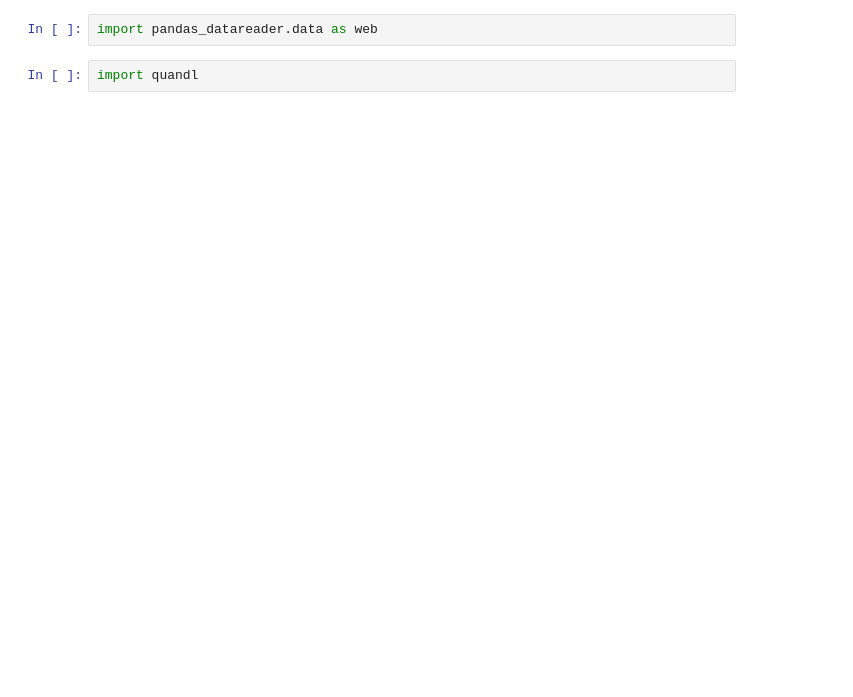
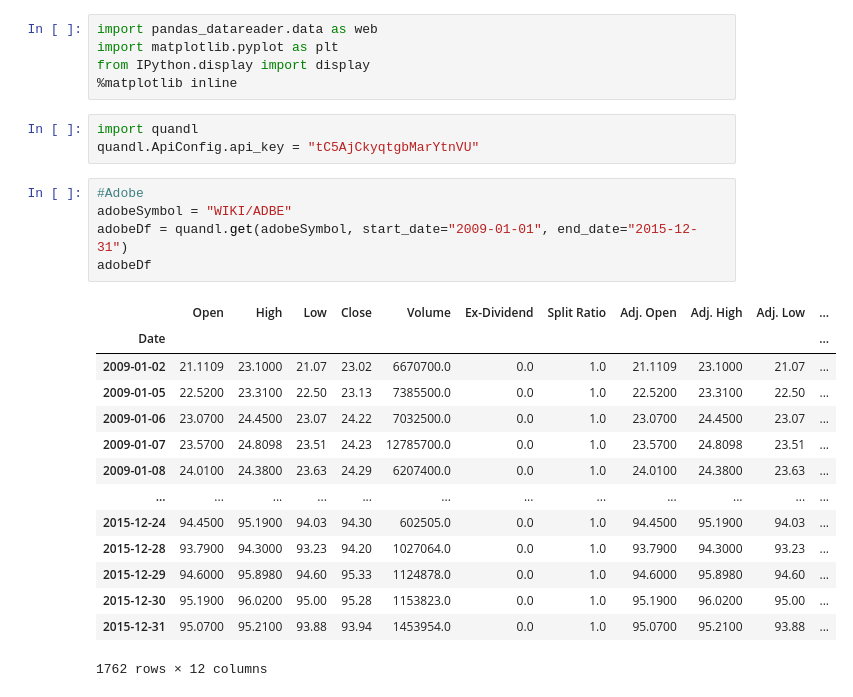
Before and after one commit to VioletD789/Algo-Trading, a Jupyter notebook: Practice.ipynb, the cells around one changed output. Drawn from its saved outputs; the diff is of its cells as text; blank space fills up the shorter version.

```diff
--- a/Practice.ipynb
+++ b/Practice.ipynb
@@ -1,4 +1,28 @@
 # %%
 import pandas_datareader.data as web
+import matplotlib.pyplot as plt
+from IPython.display import display
+%matplotlib inline
 # %%
 import quandl
+quandl.ApiConfig.api_key = "tC5AjCkyqtgbMarYtnVU"
+# %%
+#Adobe
+adobeSymbol = "WIKI/ADBE"
+adobeDf = quandl.get(adobeSymbol, start_date="2009-01-01", end_date="2015-12-31")
+adobeDf
+# %% [output]
+|  | Open | High | Low | Close | Volume | Ex-Dividend | Split Ratio | Adj. Open | Adj. High | Adj. Low | ... |
+| Date |  |  |  |  |  |  |  |  |  |  | ... |
+| 2009-01-02 | 21.1109 | 23.1000 | 21.07 | 23.02 | 6670700.0 | 0.0 | 1.0 | 21.1109 | 23.1000 | 21.07 | ... |
+| 2009-01-05 | 22.5200 | 23.3100 | 22.50 | 23.13 | 7385500.0 | 0.0 | 1.0 | 22.5200 | 23.3100 | 22.50 | ... |
+| 2009-01-06 | 23.0700 | 24.4500 | 23.07 | 24.22 | 7032500.0 | 0.0 | 1.0 | 23.0700 | 24.4500 | 23.07 | ... |
+| 2009-01-07 | 23.5700 | 24.8098 | 23.51 | 24.23 | 12785700.0 | 0.0 | 1.0 | 23.5700 | 24.8098 | 23.51 | ... |
+| 2009-01-08 | 24.0100 | 24.3800 | 23.63 | 24.29 | 6207400.0 | 0.0 | 1.0 | 24.0100 | 24.3800 | 23.63 | ... |
+| ... | ... | ... | ... | ... | ... | ... | ... | ... | ... | ... | ... |
+| 2015-12-24 | 94.4500 | 95.1900 | 94.03 | 94.30 | 602505.0 | 0.0 | 1.0 | 94.4500 | 95.1900 | 94.03 | ... |
+| 2015-12-28 | 93.7900 | 94.3000 | 93.23 | 94.20 | 1027064.0 | 0.0 | 1.0 | 93.7900 | 94.3000 | 93.23 | ... |
+| 2015-12-29 | 94.6000 | 95.8980 | 94.60 | 95.33 | 1124878.0 | 0.0 | 1.0 | 94.6000 | 95.8980 | 94.60 | ... |
+| 2015-12-30 | 95.1900 | 96.0200 | 95.00 | 95.28 | 1153823.0 | 0.0 | 1.0 | 95.1900 | 96.0200 | 95.00 | ... |
+| 2015-12-31 | 95.0700 | 95.2100 | 93.88 | 93.94 | 1453954.0 | 0.0 | 1.0 | 95.0700 | 95.2100 | 93.88 | ... |
+1762 rows × 12 columns
```
Also changed, not shown: parts of 5 cells of this notebook.
